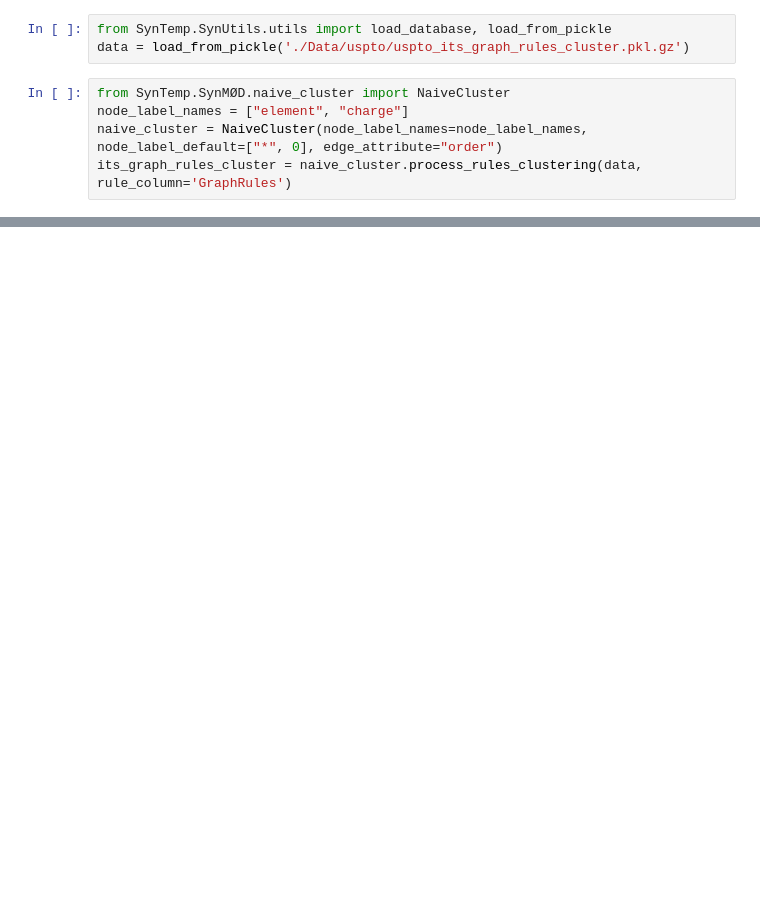
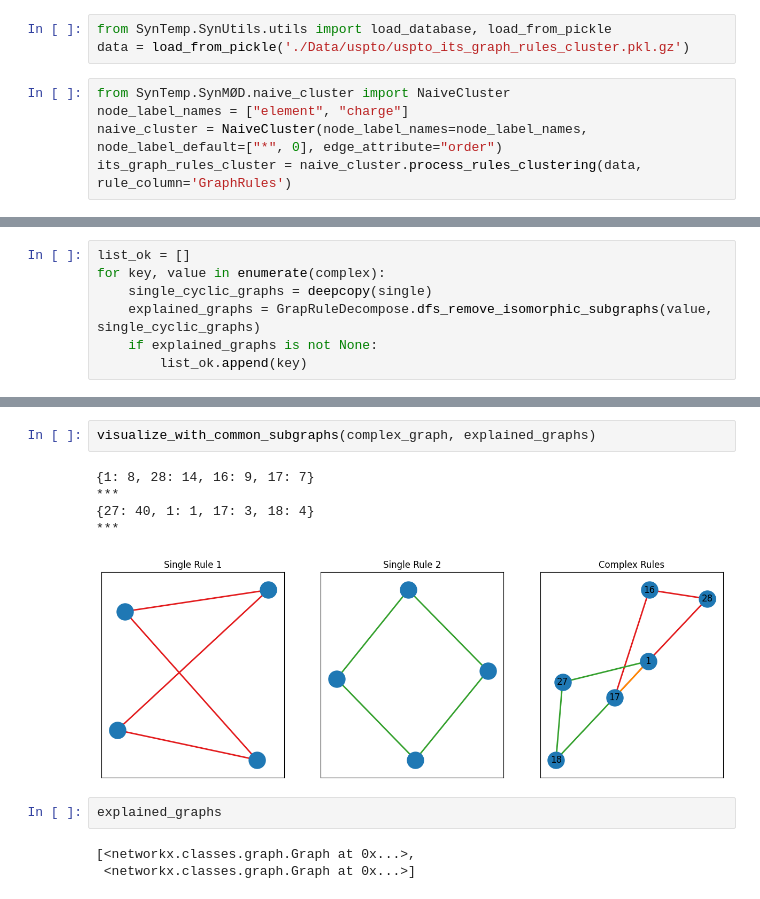
Before and after one commit to TieuLongPhan/SynTemp, a Jupyter notebook: test.ipynb, the cells around one changed output, grey strips where cells are left out. Cells and saved outputs as stored; diff of their text form; blank space fills up the shorter version.

```diff
--- a/test.ipynb
+++ b/test.ipynb
@@ -108,0 +397,7 @@ nx.draw(G, with_labels=True)
+# %%
+list_ok = []
+for key, value in enumerate(complex):
+    single_cyclic_graphs = deepcopy(single)
+    explained_graphs = GrapRuleDecompose.dfs_remove_isomorphic_subgraphs(value, single_cyclic_graphs)
+    if explained_graphs is not None:
+        list_ok.append(key)
@@ -108,0 +485,13 @@ nx.draw(G, with_labels=True)
+# %%
+visualize_with_common_subgraphs(complex_graph, explained_graphs)
+# %% [output]
+{1: 8, 28: 14, 16: 9, 17: 7}
+***
+{27: 40, 1: 1, 17: 3, 18: 4}
+***
+[figure, added]
+# %%
+explained_graphs
+# %% [output]
+[<networkx.classes.graph.Graph at 0x...>,
+ <networkx.classes.graph.Graph at 0x...>]
```
Also changed, not shown: parts of 55 cells of this notebook, 8 other files.
